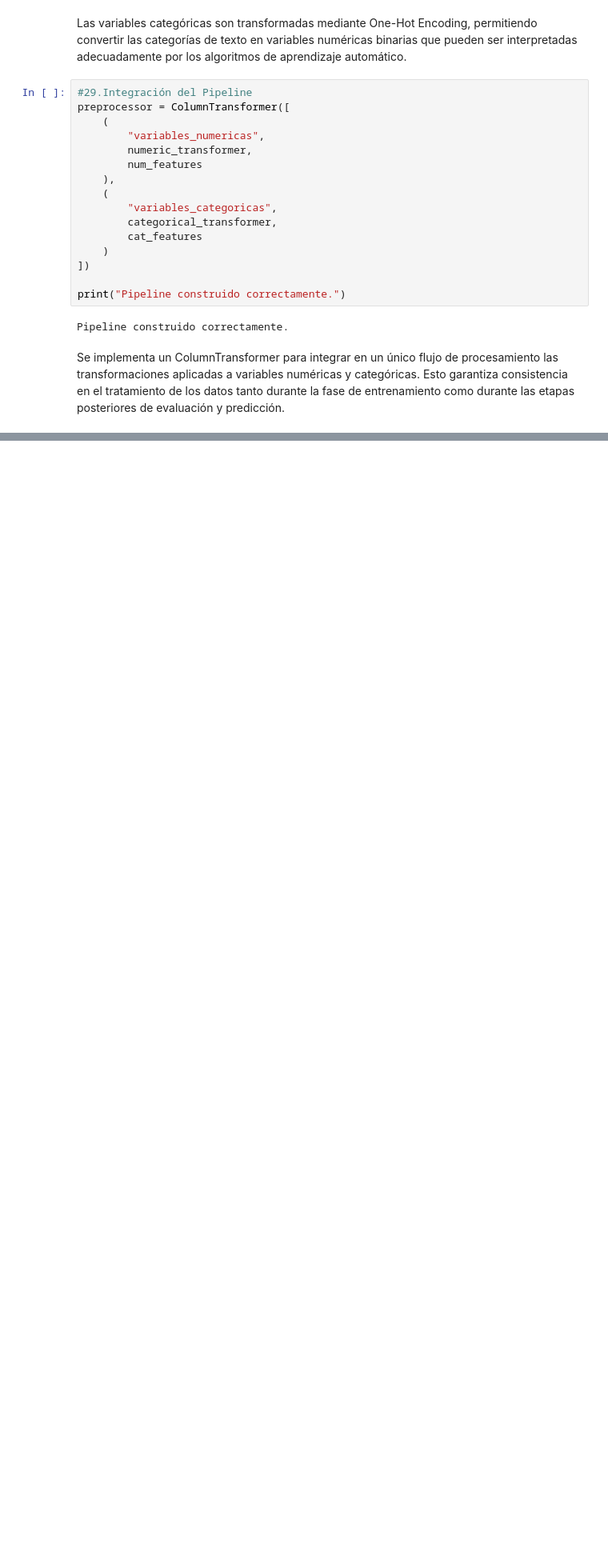
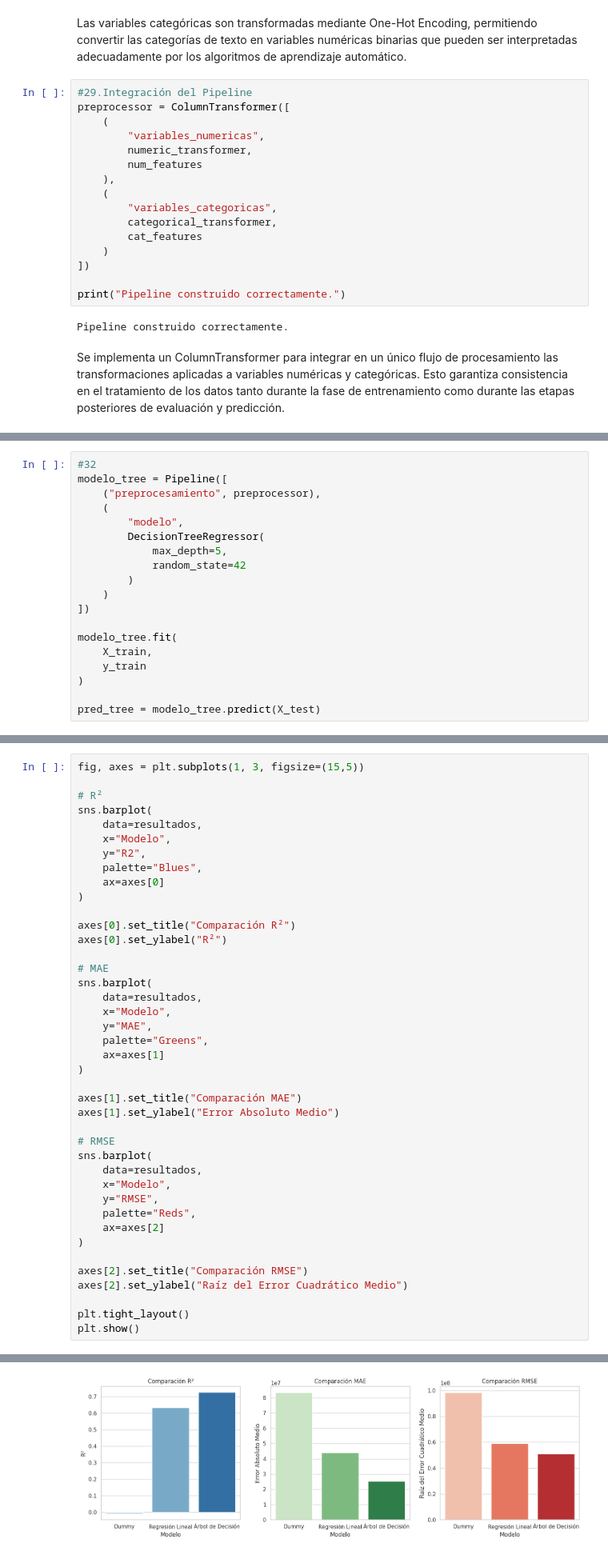
Before and after one commit to lisbethmesa-droid/proyecto-marsh-Gestion-proyectos, a Jupyter notebook: PROYECTO_MARSH_gestion_estrategica.ipynb, the cells around one changed output, grey strips where cells are left out. Shown at 80% size. Saved outputs shown, nothing was run; the diff lists cells and outputs as text; blank space fills up the shorter version.

```diff
--- a/PROYECTO_MARSH_gestion_estrategica.ipynb
+++ b/PROYECTO_MARSH_gestion_estrategica.ipynb
@@ -937,0 +1070,19 @@ Se implementa un ColumnTransformer para integrar en un único flujo de procesami
+# %%
+#32
+modelo_tree = Pipeline([
+    ("preprocesamiento", preprocessor),
+    (
+        "modelo",
+        DecisionTreeRegressor(
+            max_depth=5,
+            random_state=42
+        )
+    )
+])
+
+modelo_tree.fit(
+    X_train,
+    y_train
+)
+
+pred_tree = modelo_tree.predict(X_test)
@@ -937,0 +1194,42 @@ Se implementa un ColumnTransformer para integrar en un único flujo de procesami
+# %%
+fig, axes = plt.subplots(1, 3, figsize=(15,5))
+
+# R²
+sns.barplot(
+    data=resultados,
+    x="Modelo",
+    y="R2",
+    palette="Blues",
+    ax=axes[0]
+)
+
+axes[0].set_title("Comparación R²")
+axes[0].set_ylabel("R²")
+
+# MAE
+sns.barplot(
+    data=resultados,
+    x="Modelo",
+    y="MAE",
+    palette="Greens",
+    ax=axes[1]
+)
+
+axes[1].set_title("Comparación MAE")
+axes[1].set_ylabel("Error Absoluto Medio")
+
+# RMSE
+sns.barplot(
+    data=resultados,
+    x="Modelo",
+    y="RMSE",
+    palette="Reds",
+    ax=axes[2]
+)
+
+axes[2].set_title("Comparación RMSE")
+axes[2].set_ylabel("Raíz del Error Cuadrático Medio")
+
+plt.tight_layout()
+plt.show()
+# %% [output]
@@ -937,0 +1247 @@ Se implementa un ColumnTransformer para integrar en un único flujo de procesami
+[figure, added]
```
Also changed, not shown: parts of 40 cells of this notebook.
